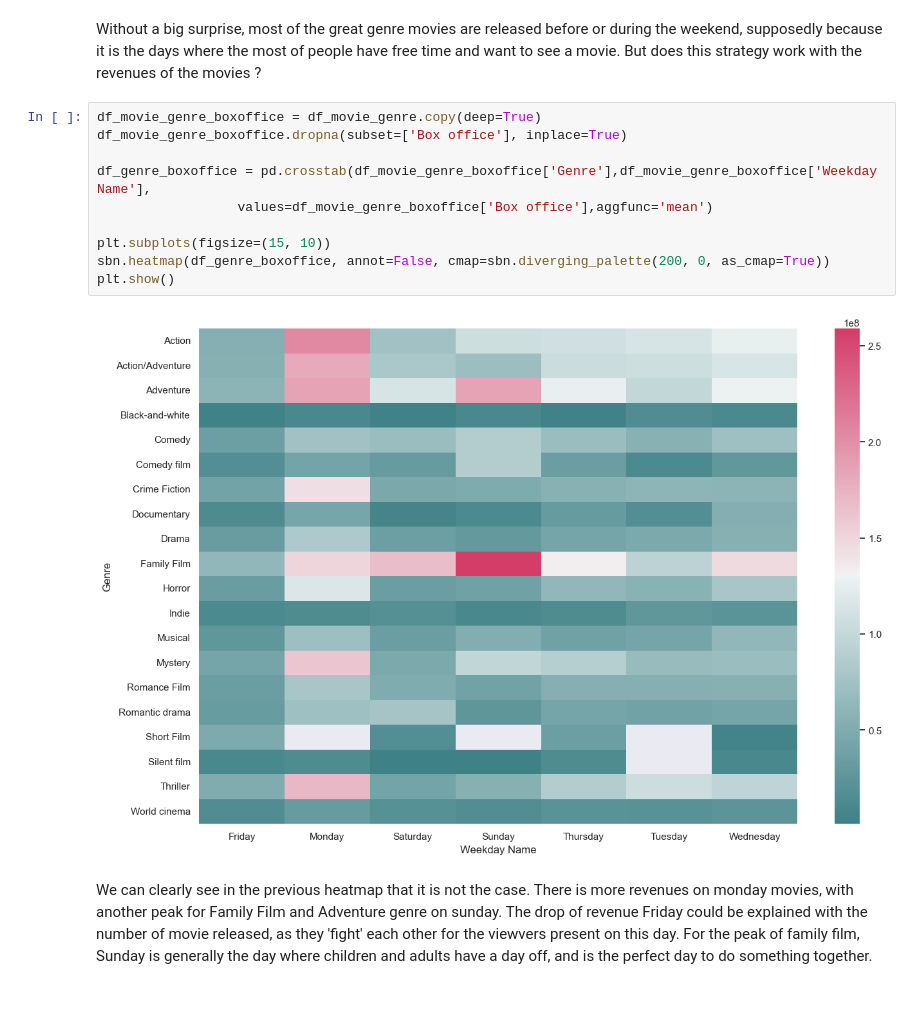
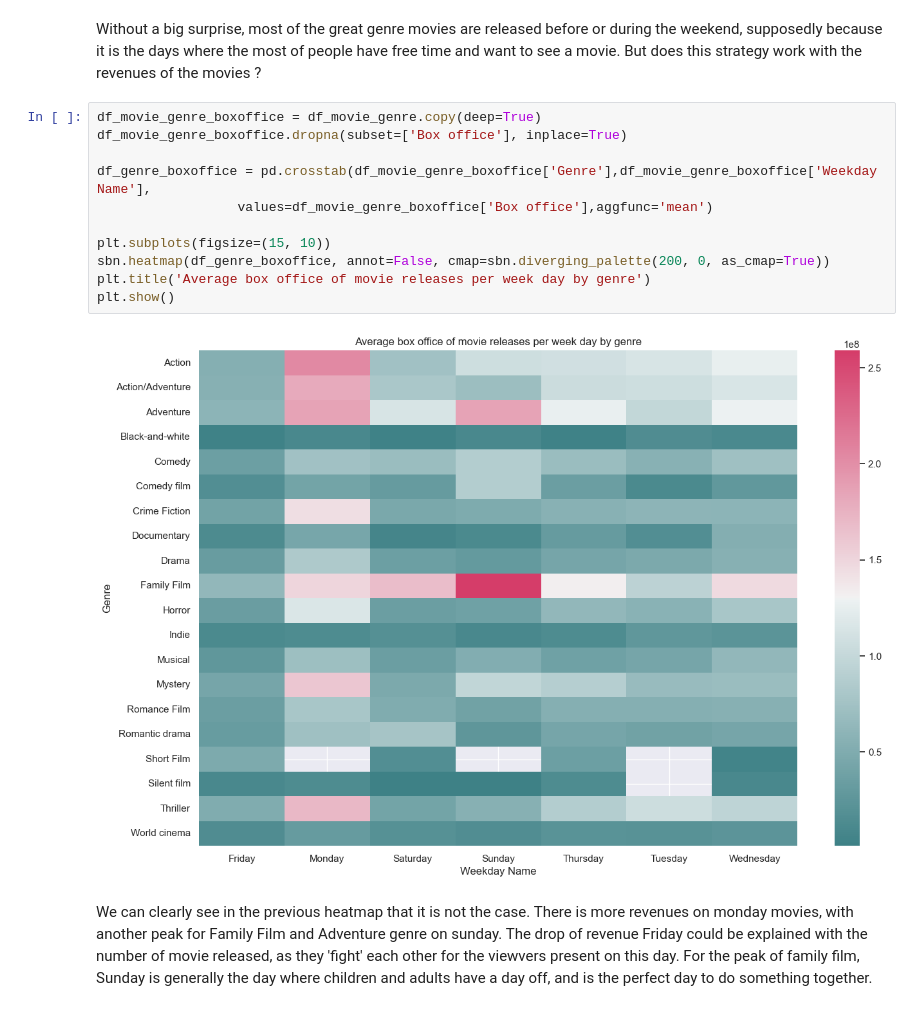
Before and after one commit to epfl-ada/ada-2023-project-deapdatadestroyers, a Jupyter notebook: data_movie_analysis.ipynb, the cells around one changed output. Saved outputs shown, nothing was run; the diff lists cells and outputs as text.

```diff
--- a/data_movie_analysis.ipynb
+++ b/data_movie_analysis.ipynb
@@ -263,15 +263,16 @@ Without a big surprise, most of the great genre movies are released before or du
 # %%
 df_movie_genre_boxoffice = df_movie_genre.copy(deep=True)
 df_movie_genre_boxoffice.dropna(subset=['Box office'], inplace=True)
 
 df_genre_boxoffice = pd.crosstab(df_movie_genre_boxoffice['Genre'],df_movie_genre_boxoffice['Weekday Name'],
                   values=df_movie_genre_boxoffice['Box office'],aggfunc='mean')
 
 plt.subplots(figsize=(15, 10))
 sbn.heatmap(df_genre_boxoffice, annot=False, cmap=sbn.diverging_palette(200, 0, as_cmap=True))
+plt.title('Average box office of movie releases per week day by genre')
 plt.show()
 # %% [output]
-[figure, old version]
+[figure, new version]
 # %% [markdown]
 We can clearly see in the previous heatmap that it is not the case. There is more revenues on monday movies, with another peak for Family Film and Adventure genre on sunday. The drop of revenue Friday could be explained with the number of movie released, as they 'fight' each other for the viewvers present on this day. For the peak of family film, Sunday is generally the day where children and adults have a day off, and is the perfect day to do something together.
 # %% [markdown]
```
Also changed, not shown: parts of 2 cells of this notebook.
